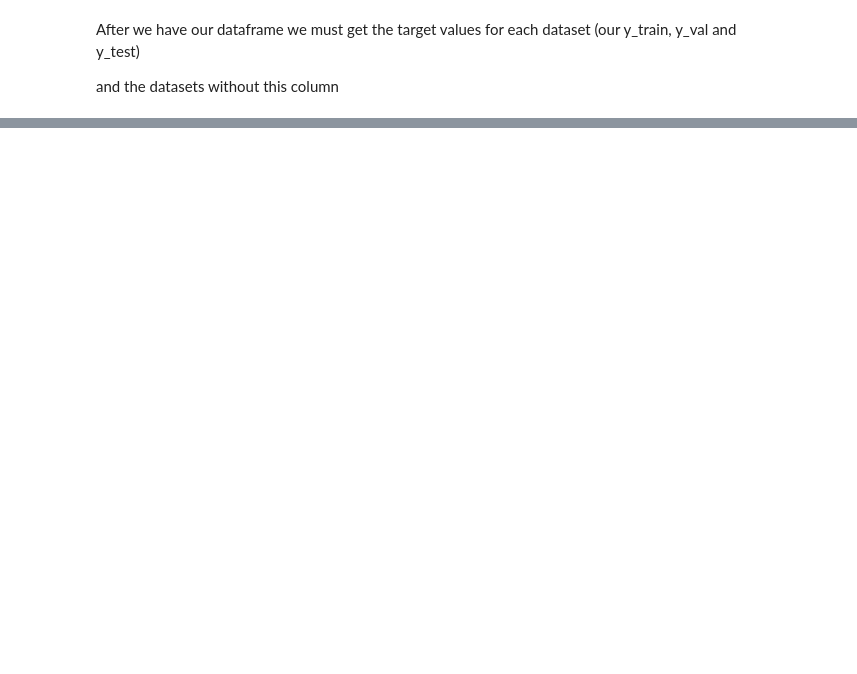
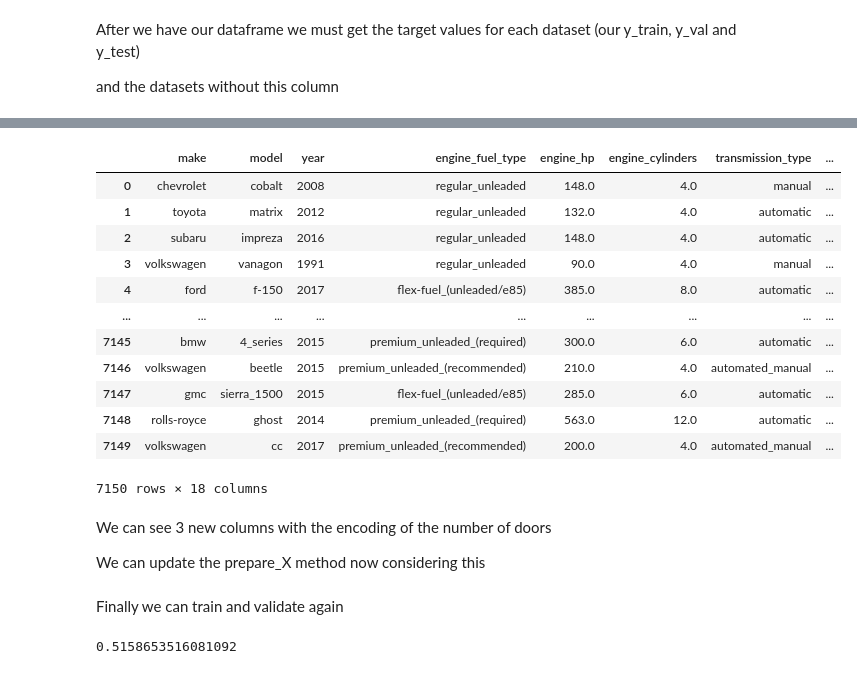
Before and after one commit to juangrau/DTC-ML-course, a Jupyter notebook: mod_2/ml_regression.ipynb, the cells around one changed output, grey strips where cells are left out. Saved outputs shown, nothing was run; the diff lists cells and outputs as text; code cells hidden in the pictures; blank space fills up the shorter version.

```diff
--- a/mod_2/ml_regression.ipynb
+++ b/mod_2/ml_regression.ipynb
@@ -281,0 +552,19 @@ del df_test['msrp']
+# %%
+for v in [2, 3, 4]:
+    df_train['num_doors_%s' % v] = (df_train.number_of_doors == v).astype('int')
+# %%
+df_train
+# %% [output]
+|  | make | model | year | engine_fuel_type | engine_hp | engine_cylinders | transmission_type | ... |
+| 0 | chevrolet | cobalt | 2008 | regular_unleaded | 148.0 | 4.0 | manual | ... |
+| 1 | toyota | matrix | 2012 | regular_unleaded | 132.0 | 4.0 | automatic | ... |
+| 2 | subaru | impreza | 2016 | regular_unleaded | 148.0 | 4.0 | automatic | ... |
+| 3 | volkswagen | vanagon | 1991 | regular_unleaded | 90.0 | 4.0 | manual | ... |
+| 4 | ford | f-150 | 2017 | flex-fuel_(unleaded/e85) | 385.0 | 8.0 | automatic | ... |
+| ... | ... | ... | ... | ... | ... | ... | ... | ... |
+| 7145 | bmw | 4_series | 2015 | premium_unleaded_(required) | 300.0 | 6.0 | automatic | ... |
+| 7146 | volkswagen | beetle | 2015 | premium_unleaded_(recommended) | 210.0 | 4.0 | automated_manual | ... |
+| 7147 | gmc | sierra_1500 | 2015 | flex-fuel_(unleaded/e85) | 285.0 | 6.0 | automatic | ... |
+| 7148 | rolls-royce | ghost | 2014 | premium_unleaded_(required) | 563.0 | 12.0 | automatic | ... |
+| 7149 | volkswagen | cc | 2017 | premium_unleaded_(recommended) | 200.0 | 4.0 | automated_manual | ... |
+7150 rows × 18 columns
@@ -281,0 +575,4 @@ del df_test['msrp']
+# %% [markdown]
+We can see 3 new columns with the encoding of the number of doors
+
+We can update the prepare_X method now considering this
@@ -281,0 +595,12 @@ del df_test['msrp']
+# %% [markdown]
+Finally we can train and validate again
+# %%
+X_train = prepare_X(df_train)
+w0, w = train_linear_regression(X_train, y_train_log)
+
+X_val = prepare_X(df_val)
+y_pred = w0 + X_val.dot(w)
+
+rmse(y_val_log, y_pred)
+# %% [output]
+0.5158653516081092
```
Also changed, not shown: parts of 93 cells of this notebook, 3 other files.
